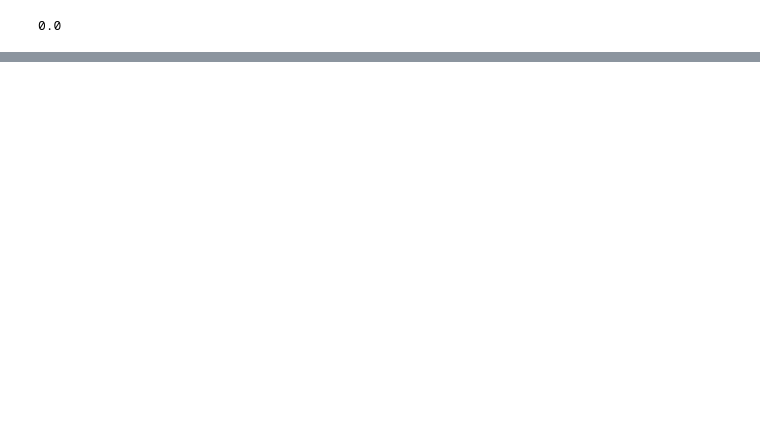
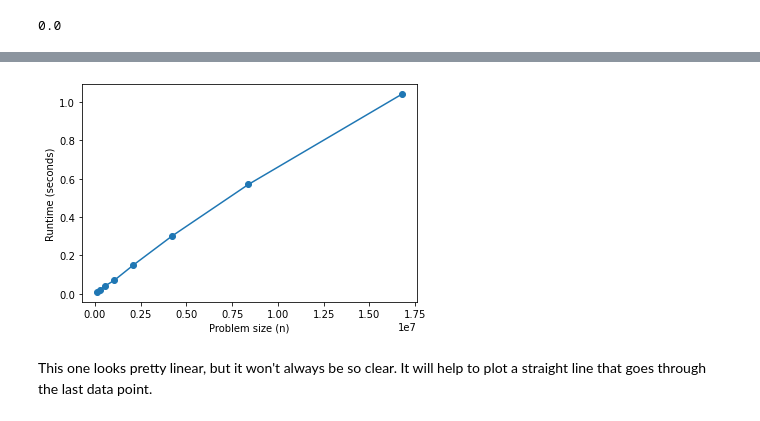
Before and after one commit to AllenDowney/DSIRPSolutions, a Jupyter notebook: notebooks/timing.ipynb, the cells around one changed output, grey strips where cells are left out. Drawn from its saved outputs; the diff is of its cells as text; code cells hidden in the pictures; blank space fills up the shorter version.

```diff
--- a/notebooks/timing.ipynb
+++ b/notebooks/timing.ipynb
@@ -127,3 +134,14 @@ ns, ts = run_timing_test(list_append)
+# %%
+import matplotlib.pyplot as plt
+
+plt.plot(ns, ts, 'o-')
+plt.xlabel('Problem size (n)')
+plt.ylabel('Runtime (seconds)');
+# %% [output]
+[figure, added]
+# %% [markdown]
+This one looks pretty linear, but it won't always be so clear.
+It will help to plot a straight line that goes through the last data point.
 # %%
 def fit(ns, ts, exp=1.0, index=-1):
     """Fits a curve with the given exponent.
```
Also changed, not shown: parts of 41 cells of this notebook, 4 other files.
